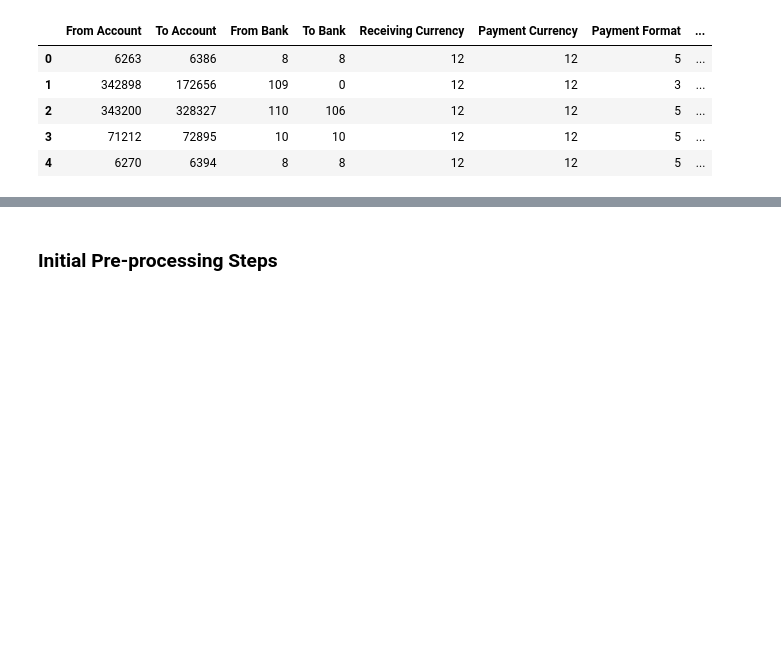
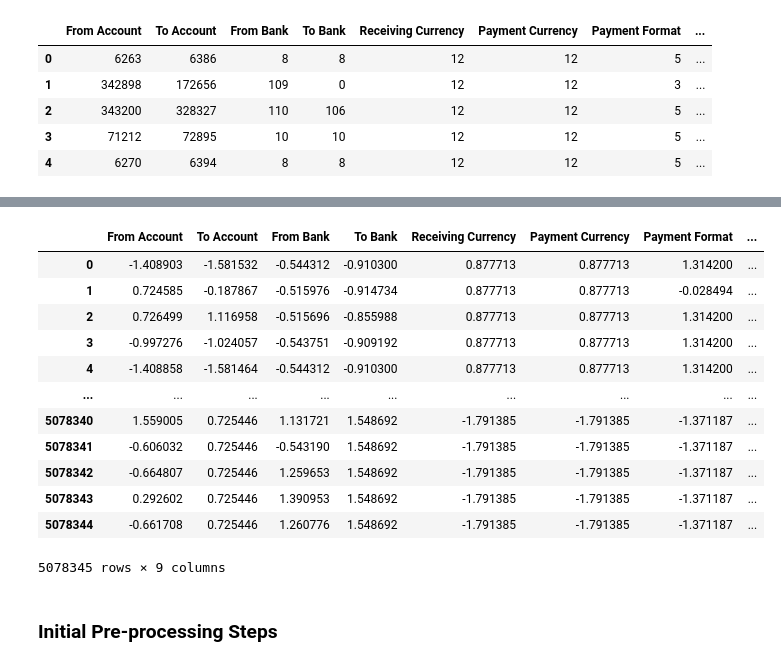
Before and after one commit to RuoqingEvelineWang/comp5340, a Jupyter notebook: data_processing.ipynb, the cells around one changed output, grey strips where cells are left out. Drawn from its saved outputs; the diff is of its cells as text; code cells hidden in the pictures; blank space fills up the shorter version.

Commit message:
added satndard scaler

```diff
--- a/data_processing.ipynb
+++ b/data_processing.ipynb
@@ -69,6 +69,28 @@ clean_df.describe()
 | 75% | 3.473080e+05 | 2.832440e+05 | 9.710000e+02 | 3.650000e+03 | 1.200000e+01 | 1.200000e+01 | 4.000000e+00 | ... |
 | max | 4.969980e+05 | 4.206390e+05 | 3.046900e+04 | 1.581000e+04 | 1.400000e+01 | 1.400000e+01 | 6.000000e+00 | ... |
 | std | 1.577862e+05 | 1.193042e+05 | 3.564369e+03 | 1.804398e+03 | 4.121243e+00 | 4.121243e+00 | 1.489543e+00 | ... |
+# %%
+# Normalisation Step (sample)
+scaler = StandardScaler()
+
+feature_df = clean_df.drop(columns=['Timestamp', 'Is Laundering'])
+
+# scale only feature columns
+scaler.set_output(transform='pandas').fit_transform(feature_df)
+# %% [output]
+|  | From Account | To Account | From Bank | To Bank | Receiving Currency | Payment Currency | Payment Format | ... |
+| 0 | -1.408903 | -1.581532 | -0.544312 | -0.910300 | 0.877713 | 0.877713 | 1.314200 | ... |
+| 1 | 0.724585 | -0.187867 | -0.515976 | -0.914734 | 0.877713 | 0.877713 | -0.028494 | ... |
+| 2 | 0.726499 | 1.116958 | -0.515696 | -0.855988 | 0.877713 | 0.877713 | 1.314200 | ... |
+| 3 | -0.997276 | -1.024057 | -0.543751 | -0.909192 | 0.877713 | 0.877713 | 1.314200 | ... |
+| 4 | -1.408858 | -1.581464 | -0.544312 | -0.910300 | 0.877713 | 0.877713 | 1.314200 | ... |
+| ... | ... | ... | ... | ... | ... | ... | ... | ... |
+| 5078340 | 1.559005 | 0.725446 | 1.131721 | 1.548692 | -1.791385 | -1.791385 | -1.371187 | ... |
+| 5078341 | -0.606032 | 0.725446 | -0.543190 | 1.548692 | -1.791385 | -1.791385 | -1.371187 | ... |
+| 5078342 | -0.664807 | 0.725446 | 1.259653 | 1.548692 | -1.791385 | -1.791385 | -1.371187 | ... |
+| 5078343 | 0.292602 | 0.725446 | 1.390953 | 1.548692 | -1.791385 | -1.791385 | -1.371187 | ... |
+| 5078344 | -0.661708 | 0.725446 | 1.260776 | 1.548692 | -1.791385 | -1.791385 | -1.371187 | ... |
+5078345 rows × 9 columns
 # %% [markdown]
 ### Initial Pre-processing Steps
 # %%
```
Also changed, not shown: parts of 1 cell of this notebook.
